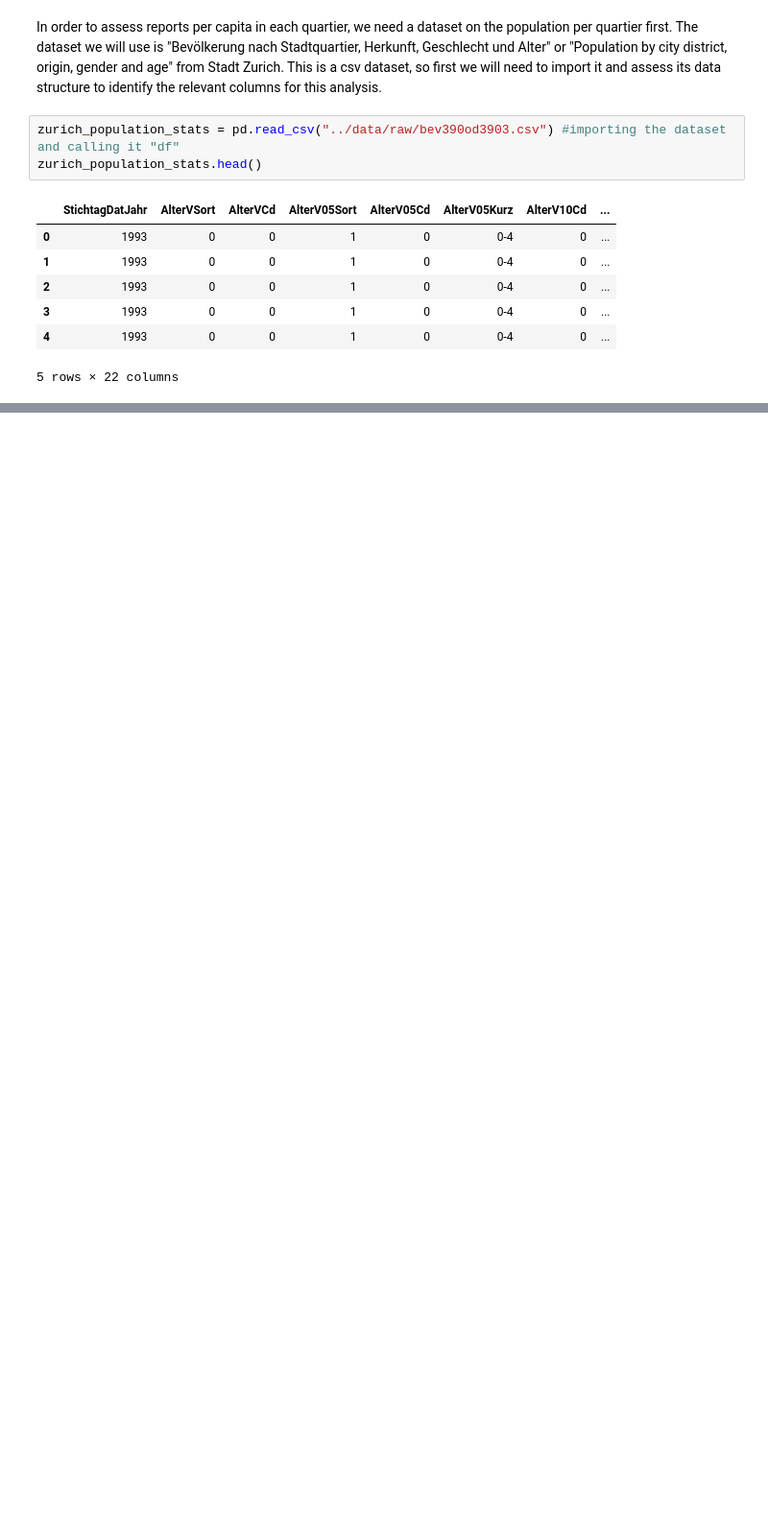
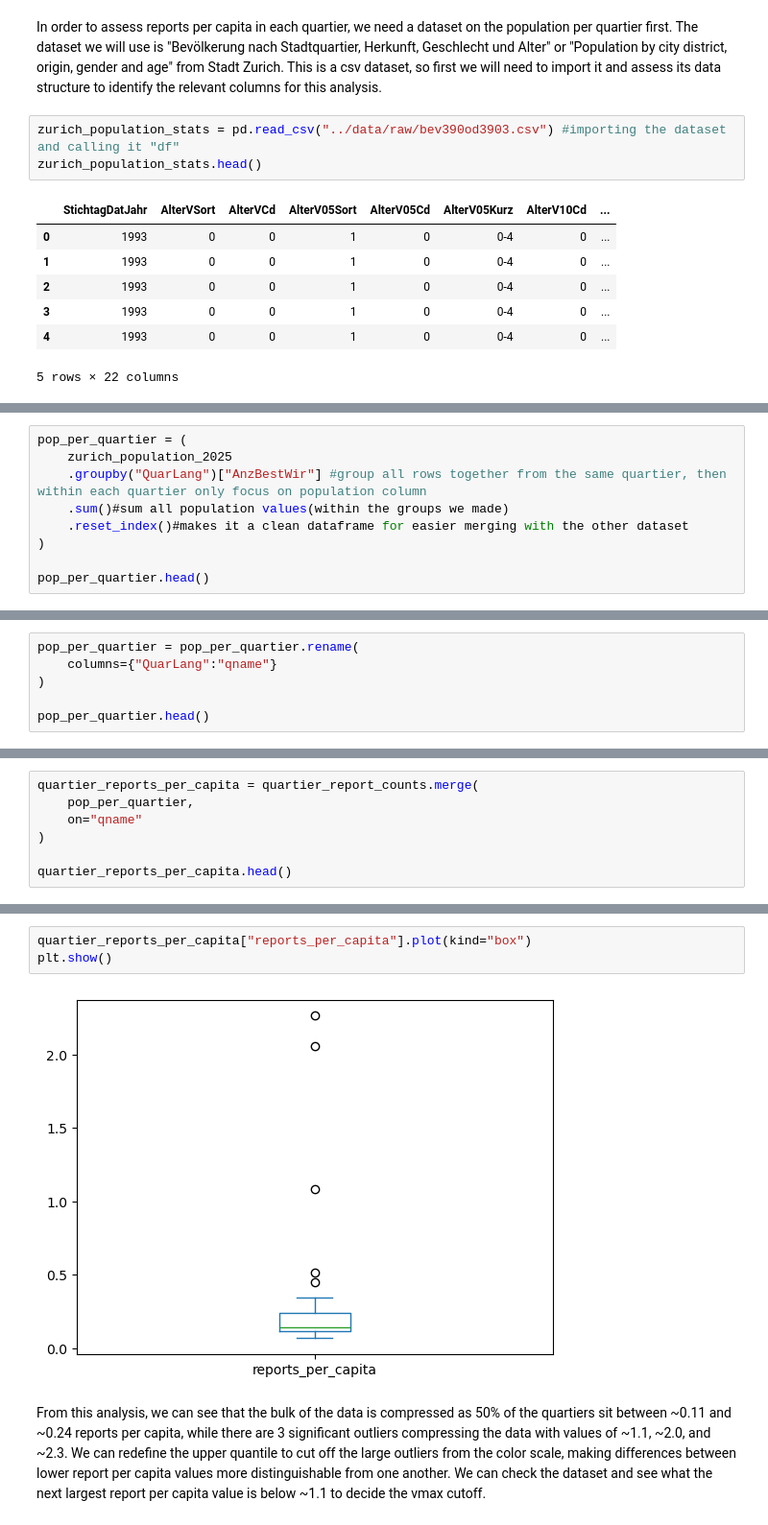
Before and after one commit to dnugent01/zurich-urban-issues, a Jupyter notebook: notebooks/analysis.ipynb, the cells around one changed output, grey strips where cells are left out. Shown at 96% size. Drawn from its saved outputs; the diff is of its cells as text; blank space fills up the shorter version.

```diff
--- a/notebooks/analysis.ipynb
+++ b/notebooks/analysis.ipynb
@@ -749,0 +777,9 @@ The dataset is extremely large as it not only splits population by quartier, but
+# %%
+pop_per_quartier = (
+    zurich_population_2025
+    .groupby("QuarLang")["AnzBestWir"] #group all rows together from the same quartier, then within each quartier only focus on population column
+    .sum()#sum all population values(within the groups we made)
+    .reset_index()#makes it a clean dataframe for easier merging with the other dataset
+)
+
+pop_per_quartier.head()
@@ -749,0 +797,6 @@ The dataset is extremely large as it not only splits population by quartier, but
+# %%
+pop_per_quartier = pop_per_quartier.rename(
+    columns={"QuarLang":"qname"}
+)
+
+pop_per_quartier.head()
@@ -749,0 +812,7 @@ The dataset is extremely large as it not only splits population by quartier, but
+# %%
+quartier_reports_per_capita = quartier_report_counts.merge(
+    pop_per_quartier,
+    on="qname"
+)
+
+quartier_reports_per_capita.head()
@@ -749,0 +943,7 @@ The dataset is extremely large as it not only splits population by quartier, but
+# %%
+quartier_reports_per_capita["reports_per_capita"].plot(kind="box")
+plt.show()
+# %% [output]
+[figure, added]
+# %% [markdown]
+From this analysis, we can see that the bulk of the data is compressed as 50% of the quartiers sit between ~0.11 and ~0.24 reports per capita, while there are 3 significant outliers compressing the data with values of ~1.1, ~2.0, and ~2.3. We can redefine the upper quantile to cut off the large outliers from the color scale, making differences between lower report per capita values more distinguishable from one another. We can check the dataset and see what the next largest report per capita value is below ~1.1 to decide the vmax cutoff.
```
Also changed, not shown: parts of 31 cells of this notebook, 3 other files.
